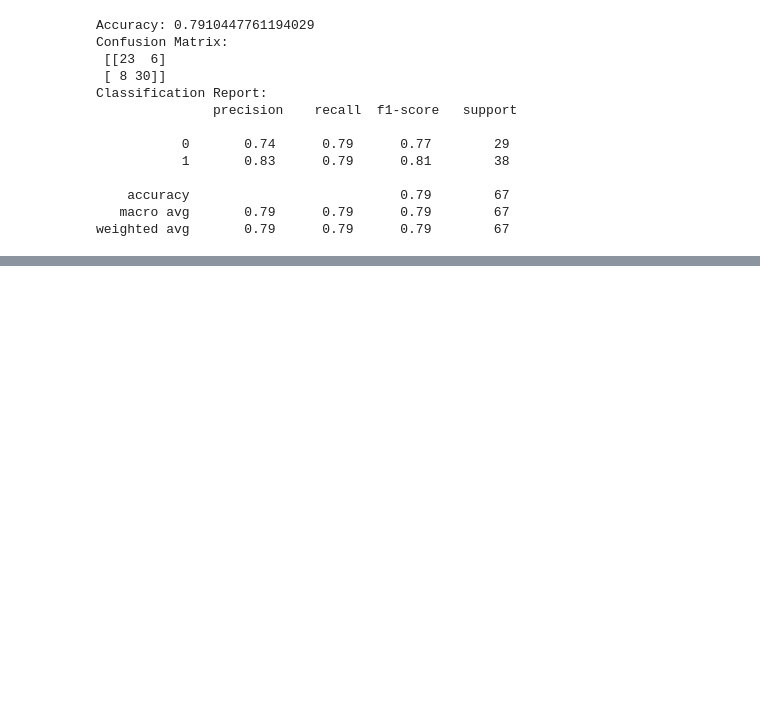
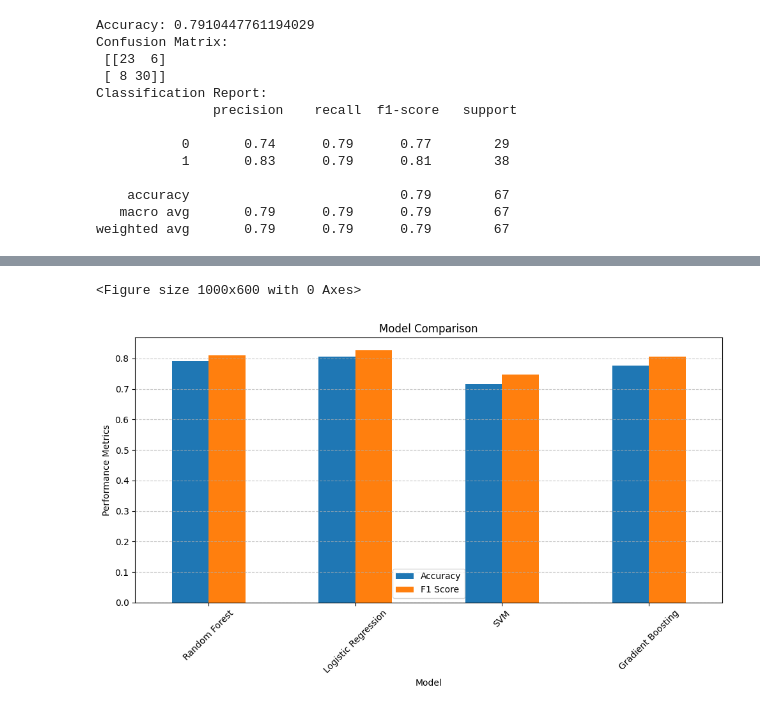
Before and after one commit to t-radke/CS3210-final, a Jupyter notebook: Project-Milestone-OPEN-ME/project_milestone_radke.ipynb, the cells around one changed output, grey strips where cells are left out. Drawn from its saved outputs; the diff is of its cells as text; code cells hidden in the pictures; blank space fills up the shorter version.

```diff
--- a/Project-Milestone-OPEN-ME/project_milestone_radke.ipynb
+++ b/Project-Milestone-OPEN-ME/project_milestone_radke.ipynb
@@ -124,0 +123,38 @@ weighted avg       0.79      0.79      0.79        67
+# %%
+from sklearn.linear_model import LogisticRegression
+from sklearn.svm import SVC
+from sklearn.ensemble import GradientBoostingClassifier
+from sklearn.metrics import accuracy_score, f1_score
+
+#Define models to compare
+models = {
+    "Random Forest": RandomForestClassifier(n_estimators=100, random_state=42),
+    "Logistic Regression": LogisticRegression(random_state=42, max_iter=500),
+    "SVM": SVC(random_state=42),
+    "Gradient Boosting": GradientBoostingClassifier(random_state=42)
+}
+
+#Train and evaluate each model
+results = []
+for name, model in models.items():
+    model.fit(X_train, y_train)
+    y_pred = model.predict(X_test)
+    accuracy = accuracy_score(y_test, y_pred)
+    f1 = f1_score(y_test, y_pred)
+    results.append({"Model": name, "Accuracy": accuracy, "F1 Score": f1})
+
+#Convert results to DataFrame for visualization
+results_df = pd.DataFrame(results)
+
+#Plot model comparison
+plt.figure(figsize=(10, 6))
+results_df.set_index('Model').plot(kind='bar', figsize=(10, 6))
+plt.title('Model Comparison')
+plt.ylabel('Performance Metrics')
+plt.xticks(rotation=45)
+plt.grid(axis='y', linestyle='--', alpha=0.7)
+plt.tight_layout()
+plt.show()
+# %% [output]
+<Figure size 1000x600 with 0 Axes>
+[figure, added]
```
Also changed, not shown: parts of 7 cells of this notebook.
